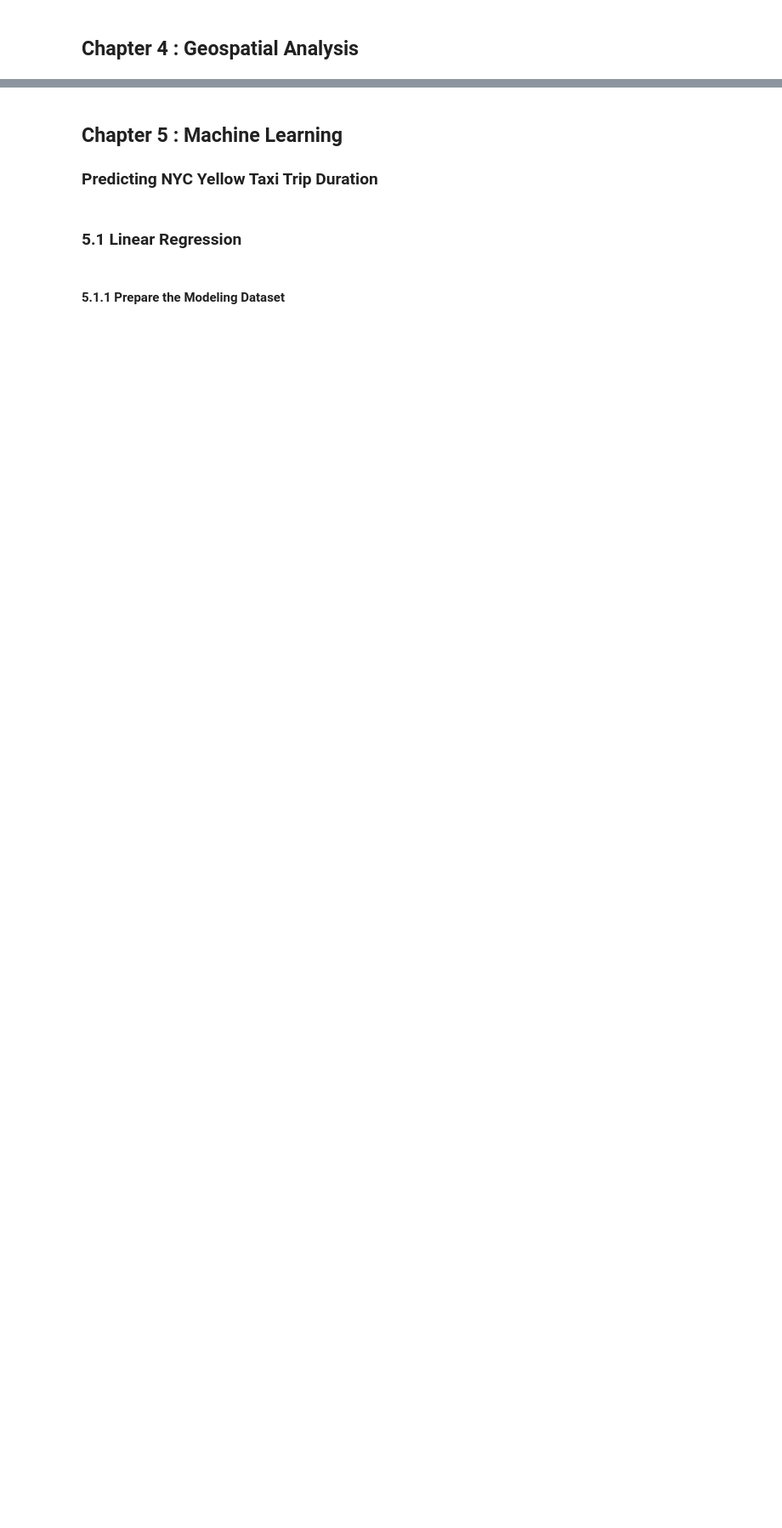
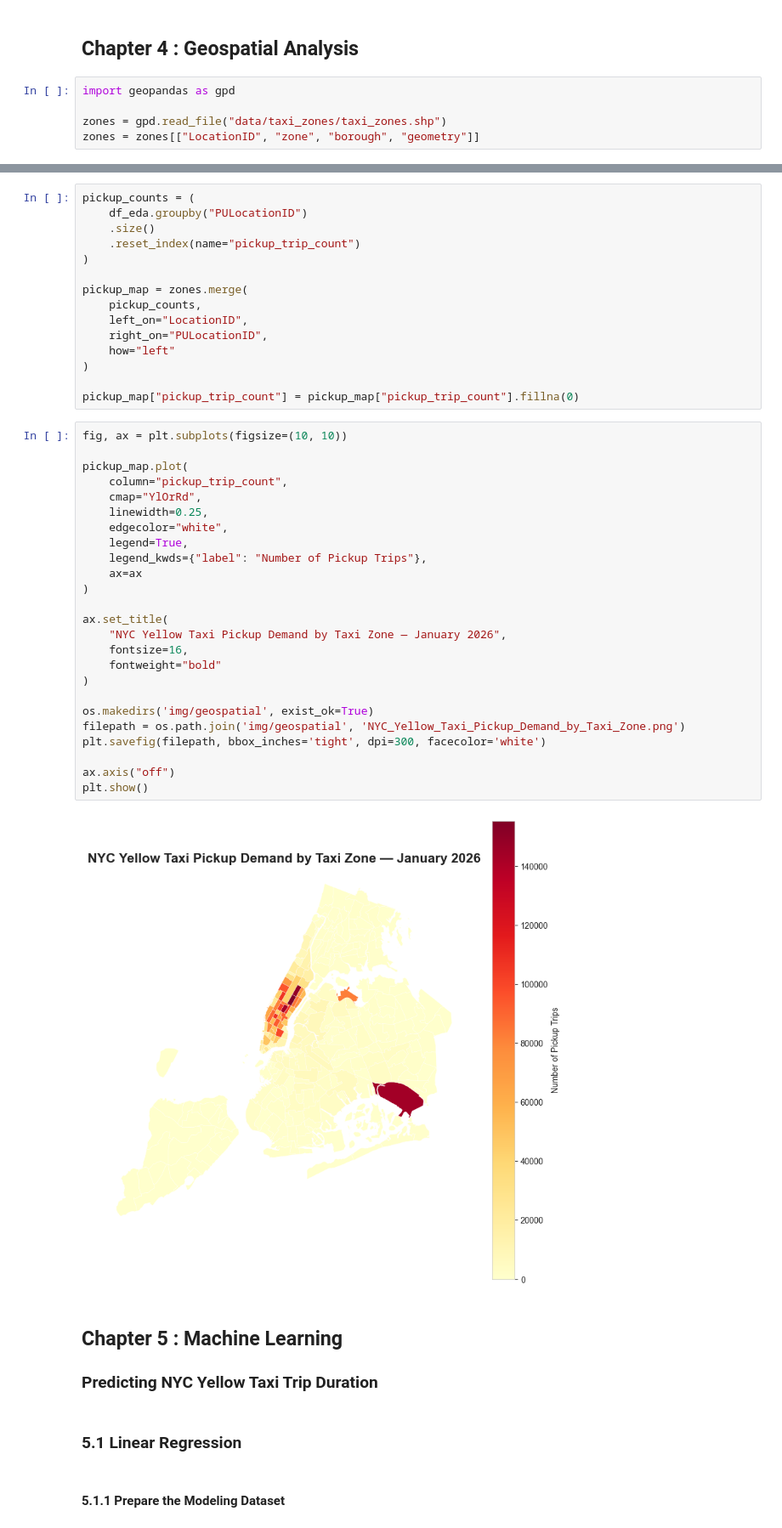
Before and after one commit to fathirrizkifadillah/NYC-Yellow-Taxi-Trip-Analysis, a Jupyter notebook: main.ipynb, the cells around one changed output, grey strips where cells are left out. Shown at 85% size. Drawn from its saved outputs; the diff is of its cells as text; blank space fills up the shorter version.

Commit message:
4.1 NYC Yellow Taxi Pickup Demand by Taxi Zone

```diff
--- a/main.ipynb
+++ b/main.ipynb
@@ -1821,3 +1820,8 @@ plt.show()
 Overall, pickup time, pickup and dropoff location, trip scope, and payment behavior all show meaningful relationships with taxi demand, trip duration, speed, and total trip value. These findings provide a strong foundation for the machine learning stage, especially for predicting trip duration.
 # %% [markdown]
 ## Chapter 4 : Geospatial Analysis
+# %%
+import geopandas as gpd
+
+zones = gpd.read_file("data/taxi_zones/taxi_zones.shp")
+zones = zones[["LocationID", "zone", "borough", "geometry"]]
@@ -1824,3 +1830,45 @@ Overall, pickup time, pickup and dropoff location, trip scope, and payment behav
+# %%
+pickup_counts = (
+    df_eda.groupby("PULocationID")
+    .size()
+    .reset_index(name="pickup_trip_count")
+)
+
+pickup_map = zones.merge(
+    pickup_counts,
+    left_on="LocationID",
+    right_on="PULocationID",
+    how="left"
+)
+
+pickup_map["pickup_trip_count"] = pickup_map["pickup_trip_count"].fillna(0)
+# %%
+fig, ax = plt.subplots(figsize=(10, 10))
+
+pickup_map.plot(
+    column="pickup_trip_count",
+    cmap="YlOrRd",
+    linewidth=0.25,
+    edgecolor="white",
+    legend=True,
+    legend_kwds={"label": "Number of Pickup Trips"},
+    ax=ax
+)
+
+ax.set_title(
+    "NYC Yellow Taxi Pickup Demand by Taxi Zone — January 2026",
+    fontsize=16,
+    fontweight="bold"
+)
+
+os.makedirs('img/geospatial', exist_ok=True)
+filepath = os.path.join('img/geospatial', 'NYC_Yellow_Taxi_Pickup_Demand_by_Taxi_Zone.png')
+plt.savefig(filepath, bbox_inches='tight', dpi=300, facecolor='white')
+
+ax.axis("off")
+plt.show()
+# %% [output]
+[figure, added]
 # %% [markdown]
 ## Chapter 5 : Machine Learning
 ### Predicting NYC Yellow Taxi Trip Duration
```
Also changed, not shown: parts of 3 cells of this notebook, 15 other files.
